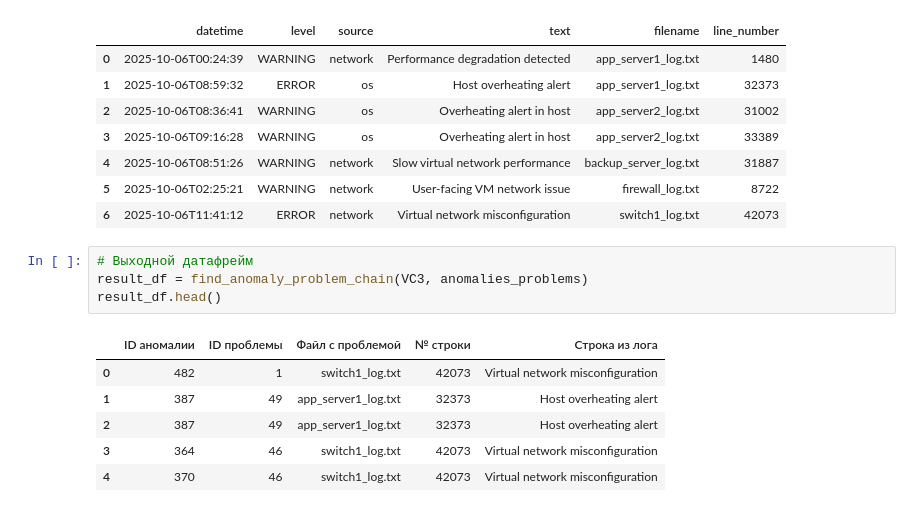
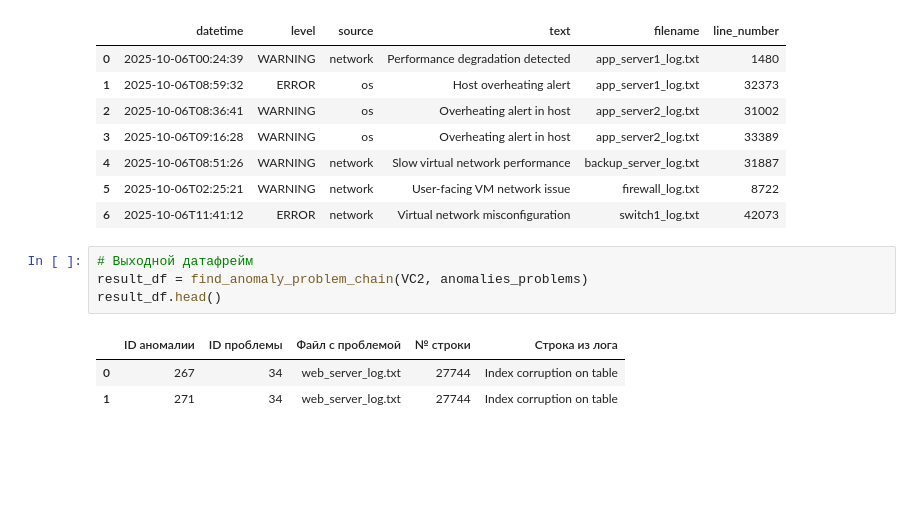
Before and after one commit to Rafaildavar/AtomicHack-Log-Monitor, a Jupyter notebook: log_analysis/data_analysis.ipynb, the cells around one changed output. Cells and saved outputs as stored; diff of their text form; blank space fills up the shorter version.

```diff
--- a/log_analysis/data_analysis.ipynb
+++ b/log_analysis/data_analysis.ipynb
@@ -135,13 +135,10 @@ VC3.head(10)
 | 6 | 2025-10-06T11:41:12 | ERROR | network | Virtual network misconfiguration | switch1_log.txt | 42073 |
 # %%
 # Выходной датафрейм
-result_df = find_anomaly_problem_chain(VC3, anomalies_problems)
+result_df = find_anomaly_problem_chain(VC2, anomalies_problems)
 result_df.head()
 # %% [output]
 |  | ID аномалии | ID проблемы | Файл с проблемой | № строки | Строка из лога |
-| 0 | 482 | 1 | switch1_log.txt | 42073 | Virtual network misconfiguration |
-| 1 | 387 | 49 | app_server1_log.txt | 32373 | Host overheating alert |
-| 2 | 387 | 49 | app_server1_log.txt | 32373 | Host overheating alert |
-| 3 | 364 | 46 | switch1_log.txt | 42073 | Virtual network misconfiguration |
-| 4 | 370 | 46 | switch1_log.txt | 42073 | Virtual network misconfiguration |
+| 0 | 267 | 34 | web_server_log.txt | 27744 | Index corruption on table |
+| 1 | 271 | 34 | web_server_log.txt | 27744 | Index corruption on table |
 # %%
```
Also changed, not shown: parts of 16 cells of this notebook, 2 other files.
